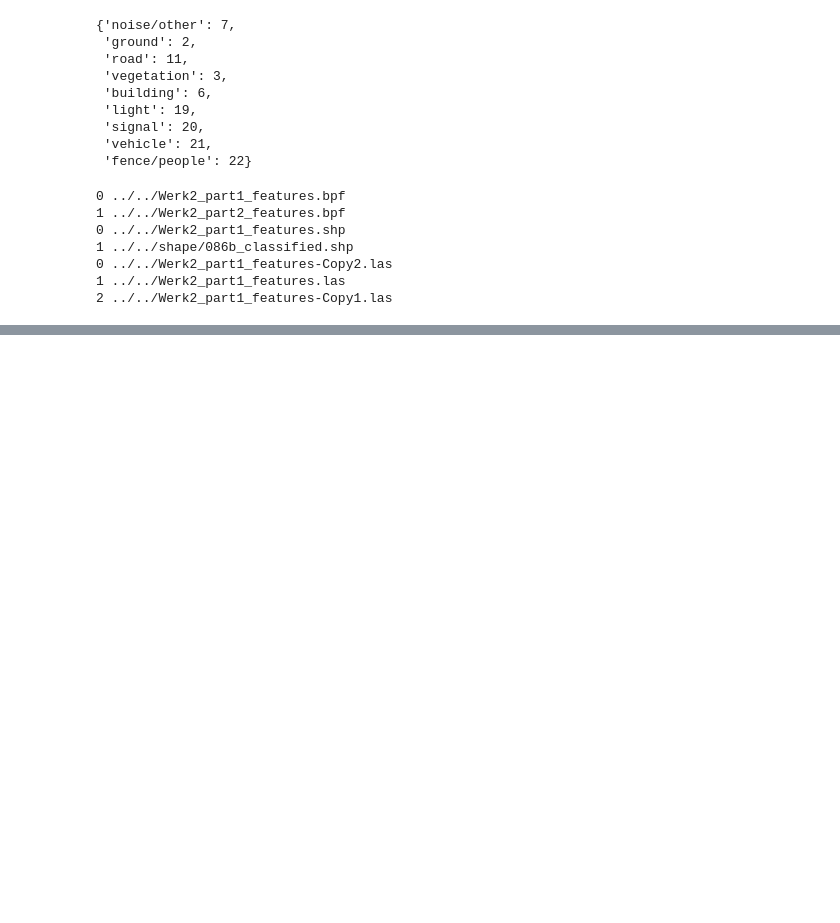
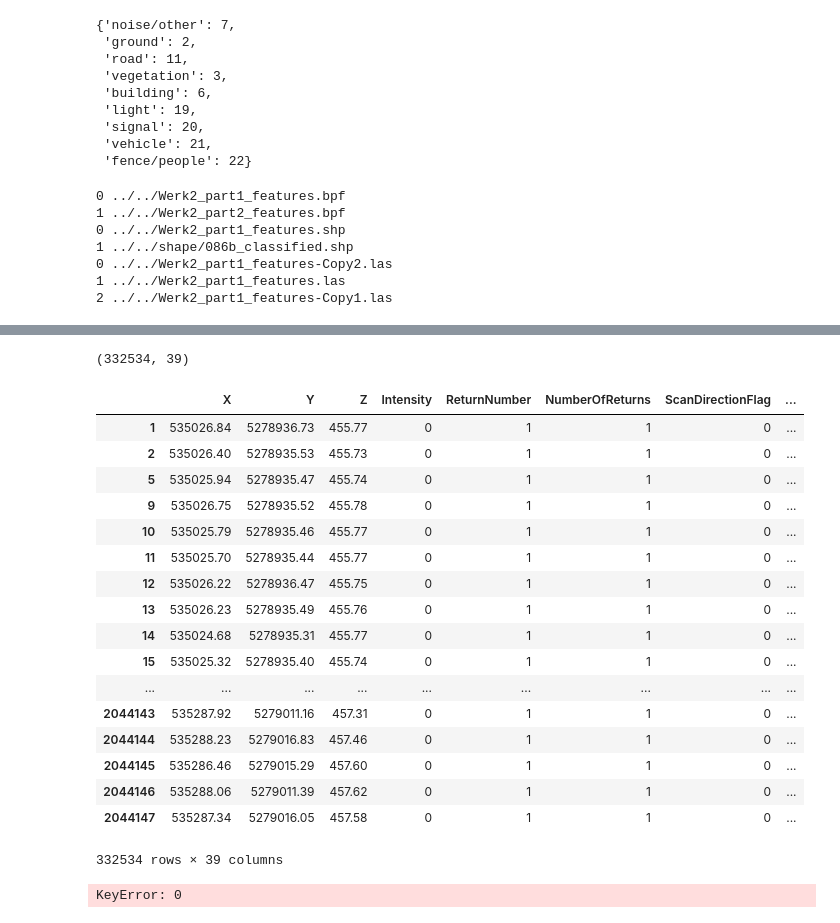
Before and after one commit to IslamAlam/LiDAR-PointClouds-Classification, a Jupyter notebook: notebooks/Read_LAS.ipynb, the cells around one changed output, grey strips where cells are left out. Saved outputs shown, nothing was run; the diff lists cells and outputs as text; code cells hidden in the pictures; blank space fills up the shorter version.

```diff
--- a/notebooks/Read_LAS.ipynb
+++ b/notebooks/Read_LAS.ipynb
@@ -142,0 +119,3 @@ Number of points in LiDAR: 2044148
+# %%
+lidar_df = las_2_dataframe(las_file)
+lidar_df.head()
@@ -142,0 +133,34 @@ Number of points in LiDAR: 2044148
+# %%
+ground_df = lidar_df[lidar_df['Classification']!=2]
+print(ground_df.shape)
+ground_df
+# %% [output]
+(332534, 39)
+|  | X | Y | Z | Intensity | ReturnNumber | NumberOfReturns | ScanDirectionFlag | ... |
+| 1 | 535026.84 | 5278936.73 | 455.77 | 0 | 1 | 1 | 0 | ... |
+| 2 | 535026.40 | 5278935.53 | 455.73 | 0 | 1 | 1 | 0 | ... |
+| 5 | 535025.94 | 5278935.47 | 455.74 | 0 | 1 | 1 | 0 | ... |
+| 9 | 535026.75 | 5278935.52 | 455.78 | 0 | 1 | 1 | 0 | ... |
+| 10 | 535025.79 | 5278935.46 | 455.77 | 0 | 1 | 1 | 0 | ... |
+| 11 | 535025.70 | 5278935.44 | 455.77 | 0 | 1 | 1 | 0 | ... |
+| 12 | 535026.22 | 5278936.47 | 455.75 | 0 | 1 | 1 | 0 | ... |
+| 13 | 535026.23 | 5278935.49 | 455.76 | 0 | 1 | 1 | 0 | ... |
+| 14 | 535024.68 | 5278935.31 | 455.77 | 0 | 1 | 1 | 0 | ... |
+| 15 | 535025.32 | 5278935.40 | 455.74 | 0 | 1 | 1 | 0 | ... |
+| ... | ... | ... | ... | ... | ... | ... | ... | ... |
+| 2044143 | 535287.92 | 5279011.16 | 457.31 | 0 | 1 | 1 | 0 | ... |
+| 2044144 | 535288.23 | 5279016.83 | 457.46 | 0 | 1 | 1 | 0 | ... |
+| 2044145 | 535286.46 | 5279015.29 | 457.60 | 0 | 1 | 1 | 0 | ... |
+| 2044146 | 535288.06 | 5279011.39 | 457.62 | 0 | 1 | 1 | 0 | ... |
+| 2044147 | 535287.34 | 5279016.05 | 457.58 | 0 | 1 | 1 | 0 | ... |
+332534 rows × 39 columns
+# %%
+fig = p3.figure(width=1000)
+fig.xlabel='Y'
+fig.ylabel='Z'
+fig.zlabel='X'
+all_points = p3.scatter(ground_df['Y'], ground_df['Z'], ground_df['X'], color='red', size=.2)
+p3.squarelim()
+p3.show()
+# %% [output]
+KeyError: 0
```
Also changed, not shown: parts of 47 cells of this notebook, 6 other files.
